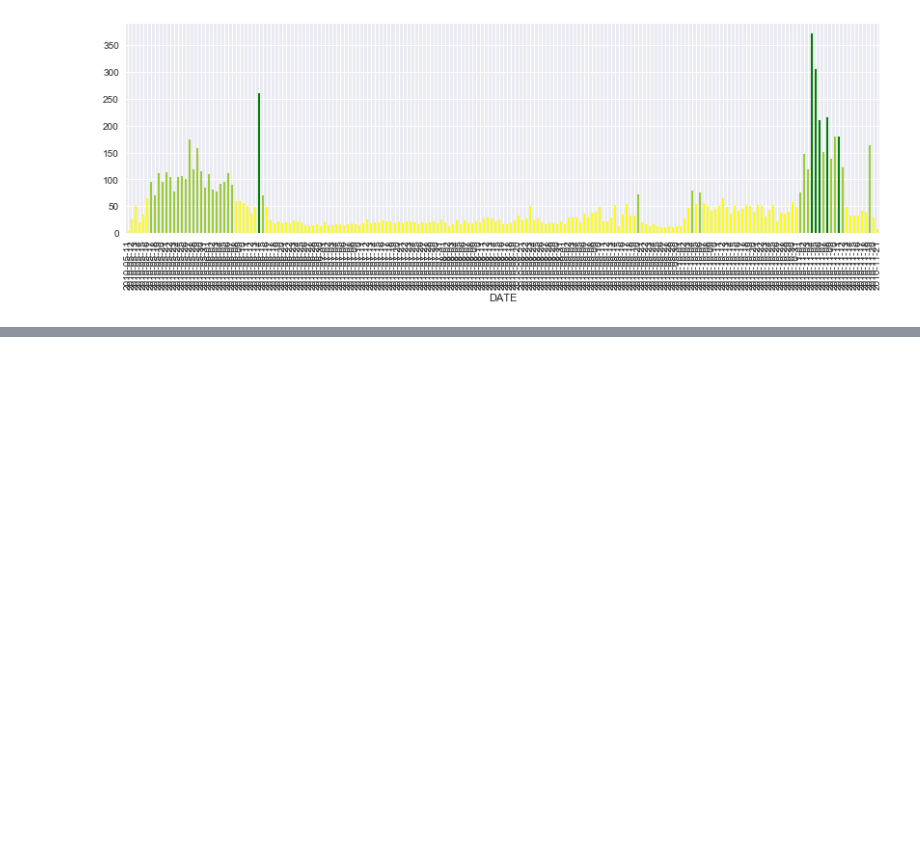
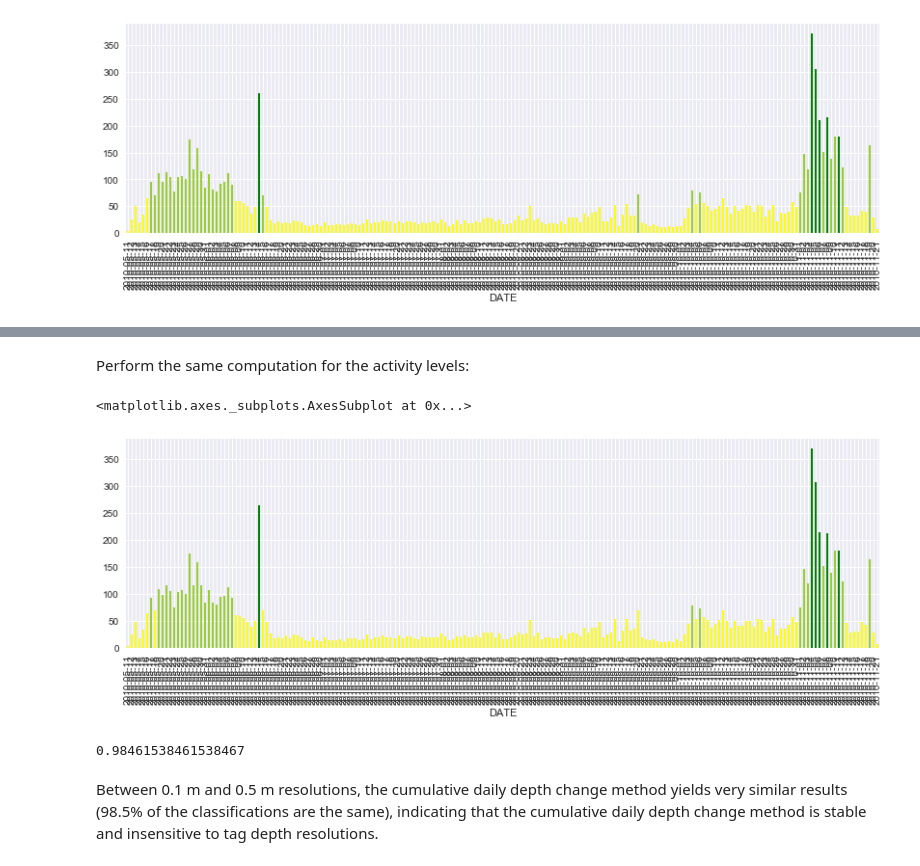
Before and after one commit to cliu3/Archival_tag_analyses, a Jupyter notebook: activity 2d-plot-15min.ipynb, the cells around one changed output, grey strips where cells are left out. Saved outputs shown, nothing was run; the diff lists cells and outputs as text; code cells hidden in the pictures; blank space fills up the shorter version.

```diff
--- a/activity 2d-plot-15min.ipynb
+++ b/activity 2d-plot-15min.ipynb
@@ -155,0 +164,19 @@ def round_of_rating(number):
+# %% [markdown]
+Perform the same computation for the activity levels:
+# %%
+data['depth_change'] = abs(data['depth'].diff())
+depth_change_sum = data['depth_change'].resample('D').sum()
+depth_change_sum.index = depth_change_sum.index.astype('str')
+breaks = jenkspy.jenks_breaks(depth_change_sum.values, nb_class=3)
+y_pred_half = np.piecewise(depth_change_sum.values, [depth_change_sum.values<=breaks[1], (depth_change_sum.values>breaks[1]) & (depth_change_sum.values<breaks[2]), depth_change_sum.values>breaks[2]], [2, 1, 0])
+colors = {0: 'green', 1: 'yellowgreen', 2: 'yellow'}
+depth_change_sum.plot(kind='bar', color=[colors[i] for i in y_pred_half], figsize=(14,4))
+# %% [output]
+<matplotlib.axes._subplots.AxesSubplot at 0x...>
+[figure, added]
+# %%
+sum(y_pred == y_pred_half)/len(y_pred)
+# %% [output]
+0.98461538461538467
+# %% [markdown]
+Between 0.1 m and 0.5 m resolutions, the cumulative daily depth change method yields very similar results (98.5% of the classifications are the same), indicating that the cumulative daily depth change method is stable and insensitive to tag depth resolutions.
```
Also changed, not shown: parts of 2 cells of this notebook.
